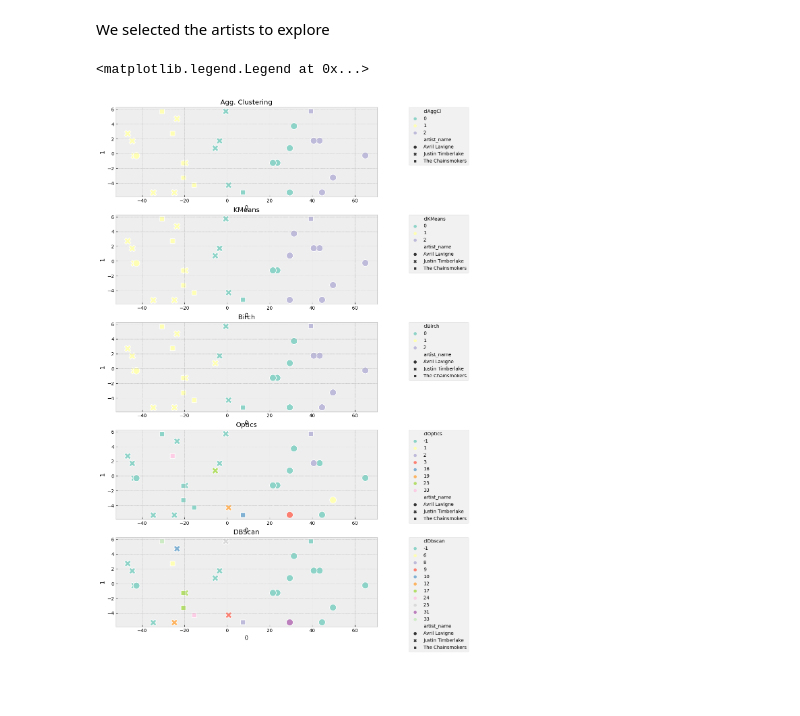
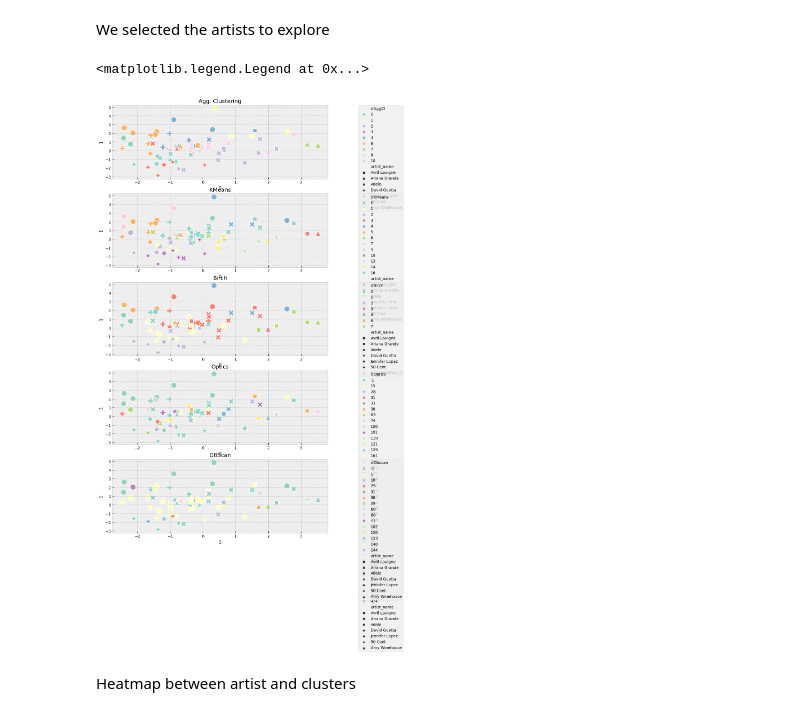
Before and after one commit to krikorantranik/Work, a Jupyter notebook: QuickUnsClustering.ipynb, the cells around one changed output. Drawn from its saved outputs; the diff is of its cells as text; code cells hidden in the pictures; blank space fills up the shorter version.

```diff
--- a/QuickUnsClustering.ipynb
+++ b/QuickUnsClustering.ipynb
@@ -60,6 +61,6 @@ From this dataset I will select the sound attributes of the songs. I am also sav
 # %%
 dataset = dataset.set_index('track_id')
 dataset = dataset.dropna()
-metadata = dataset[['track_name','album','artist_id','artist_name','artist_genres']]
-dataset = dataset[['danceability','energy','key','loudness','speechiness','acousticness','instrumentalness','liveness','valence','tempo']]
+metadata = dataset[['track_name','album','artist_id','artist_name','artist_genres','year']]
+dataset = dataset[['danceability','energy','key','loudness','speechiness','acousticness','instrumentalness','liveness','valence','tempo','duration_ms','time_signature']]
 # %% [markdown]
@@ -138,9 +150,9 @@ plt.show()
 # %% [markdown]
 Then we fix the number of clusters for the algorithms. The diagram is going to help determine how close the clusters are
 # %%
-ncl_AggCl = 3
-ncl_KMeans = 3
-ncl_Birch = 3
+ncl_AggCl = 11
+ncl_KMeans = 17
+ncl_Birch = 9
 
 X = datasetR.to_numpy(dtype='float')
 clusterer1 = AgglomerativeClustering(n_clusters=int(ncl_AggCl))
@@ -163,13 +175,13 @@ n_clusters3 = max(cluster_labels3)
 silhouette_avg3 = silhouette_score(X, cluster_labels3)
 sample_silhouette_values3 = silhouette_samples(X, cluster_labels3)
 
-clusterer4 = OPTICS(min_samples=10)
+clusterer4 = OPTICS(min_samples=2)
 cluster_labels4 = clusterer4.fit_predict(X)
 n_clusters4 = max(cluster_labels4)
 silhouette_avg4 = silhouette_score(X, cluster_labels4)
 sample_silhouette_values4 = silhouette_samples(X, cluster_labels4)
 
-clusterer5 = DBSCAN(eps=1, min_samples=10)
+clusterer5 = DBSCAN(eps=1, min_samples=2)
 cluster_labels5 = clusterer5.fit_predict(X)
 n_clusters5 = max(cluster_labels5)
 silhouette_avg5 = silhouette_score(X, cluster_labels5)
@@ -382,0 +397,28 @@ ax4.legend(bbox_to_anchor=(1.35, 1), borderaxespad=0)
+# %%
+artistheatAggCl = pd.DataFrame(filtered.groupby(['artist_genres','clAggCl'])['artist_genres'].count()).reset_index(names=["genre","cluster"])
+artistheatAggCl = artistheatAggCl.pivot(index="genre", columns="cluster", values="artist_genres")
+
+artistheatKMeans = pd.DataFrame(filtered.groupby(['artist_genres','clKMeans'])['artist_genres'].count()).reset_index(names=["genre","cluster"])
+artistheatKMeans = artistheatKMeans.pivot(index="genre", columns="cluster", values="artist_genres")
+
+artistheatBirch = pd.DataFrame(filtered.groupby(['artist_genres','clBirch'])['artist_genres'].count()).reset_index(names=["genre","cluster"])
+artistheatBirch = artistheatBirch.pivot(index="genre", columns="cluster", values="artist_genres")
+
+artistheatOptics = pd.DataFrame(filtered.groupby(['artist_genres','clOptics'])['artist_genres'].count()).reset_index(names=["genre","cluster"])
+artistheatOptics = artistheatOptics.pivot(index="genre", columns="cluster", values="artist_genres")
+
+artistheatDbscan = pd.DataFrame(filtered.groupby(['artist_genres','clDbscan'])['artist_genres'].count()).reset_index(names=["genre","cluster"])
+artistheatDbscan = artistheatDbscan.pivot(index="genre", columns="cluster", values="artist_genres")
+
+fig, axes = plt.subplots(3,2, figsize=(20,20))
+ax1, ax2, ax3, ax4, ax5, ax6 = axes.flatten()
+sns.heatmap(artistheatAggCl, cmap="YlOrBr", ax=ax1)
+sns.heatmap(artistheatKMeans, cmap="YlOrBr", ax=ax2)
+sns.heatmap(artistheatBirch, cmap="YlOrBr", ax=ax3)
+sns.heatmap(artistheatOptics, cmap="YlOrBr", ax=ax4)
+sns.heatmap(artistheatDbscan, cmap="YlOrBr", ax=ax5)
+ax1.set_title("Agg. Clustering")
+ax2.set_title("KMeans")
+ax3.set_title("Birch")
+ax4.set_title("Optics")
+ax5.set_title("DBScan")
@@ -406,24 +451,26 @@ print(artisttbl.head(100).to_string())
 # %% [markdown]
 We selected the artists to explore
 # %%
-selectedartists = ['Justin Timberlake','The Chainsmokers','Avril Lavigne']
+selectedartists = ['Jennifer Lopez','50 Cent','Avril Lavigne','Ariana Grande','David Guetta','Adele','Amy Winehouse']
 filtered = finalDFf[finalDFf['artist_name'].isin(selectedartists)]
 fig, [ax1, ax2, ax3, ax4, ax5] = plt.subplots(5,1, figsize=(10,20))
 sns.scatterplot(data=filtered, x="0", y="1", hue="clAggCl", style="artist_name",s = 200, alpha = 1, palette="Set3", ax=ax1)
 sns.scatterplot(data=filtered, x="0", y="1", hue="clKMeans", style="artist_name",s = 200, alpha = 1, palette="Set3", ax=ax2)
 sns.scatterplot(data=filtered, x="0", y="1", hue="clBirch", style="artist_name",s = 200, alpha = 1, palette="Set3", ax=ax3)
 sns.scatterplot(data=filtered, x="0", y="1", hue="clOptics", style="artist_name",s = 200, alpha = 1, palette="Set3", ax=ax4)
 sns.scatterplot(data=filtered, x="0", y="1", hue="clDbscan", style="artist_name",s = 200, alpha = 1, palette="Set3", ax=ax5)
 ax1.set_title("Agg. Clustering")
 ax2.set_title("KMeans")
 ax3.set_title("Birch")
 ax4.set_title("Optics")
 ax5.set_title("DBScan")
 ax1.legend(bbox_to_anchor=(1.35, 1), borderaxespad=0)
 ax2.legend(bbox_to_anchor=(1.35, 1), borderaxespad=0)
 ax3.legend(bbox_to_anchor=(1.35, 1), borderaxespad=0)
 ax4.legend(bbox_to_anchor=(1.35, 1), borderaxespad=0)
 ax5.legend(bbox_to_anchor=(1.35, 1), borderaxespad=0)
 # %% [output]
 <matplotlib.legend.Legend at 0x...>
-[figure, old version]
+[figure, new version]
+# %% [markdown]
+Heatmap between artist and clusters
```
Also changed, not shown: parts of 12 cells of this notebook.
